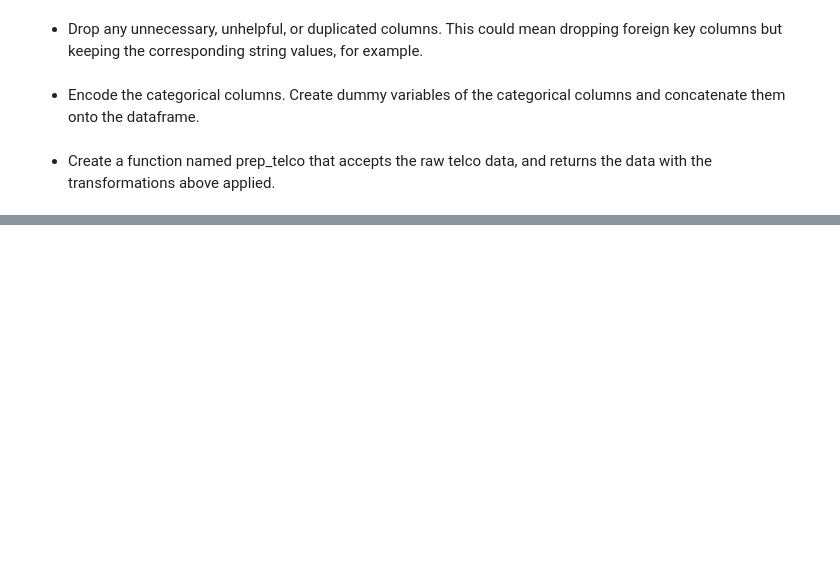
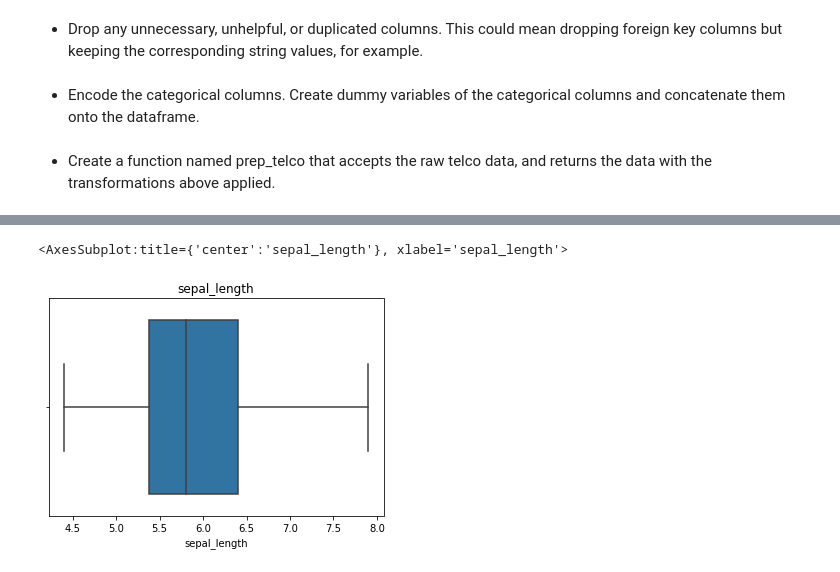
Before and after one commit to GladyBarrios/classification-exercises, a Jupyter notebook: classification_exercises.ipynb, the cells around one changed output, grey strips where cells are left out. Drawn from its saved outputs; the diff is of its cells as text; code cells hidden in the pictures; blank space fills up the shorter version.

```diff
--- a/classification_exercises.ipynb
+++ b/classification_exercises.ipynb
@@ -450,0 +484,6 @@ prep_telco.head()
+# %%
+plt.title("sepal_length")
+sns.boxplot(x='sepal_length',data=train)
+# %% [output]
+<AxesSubplot:title={'center':'sepal_length'}, xlabel='sepal_length'>
+[figure, added]
```
Also changed, not shown: parts of 43 cells of this notebook.
